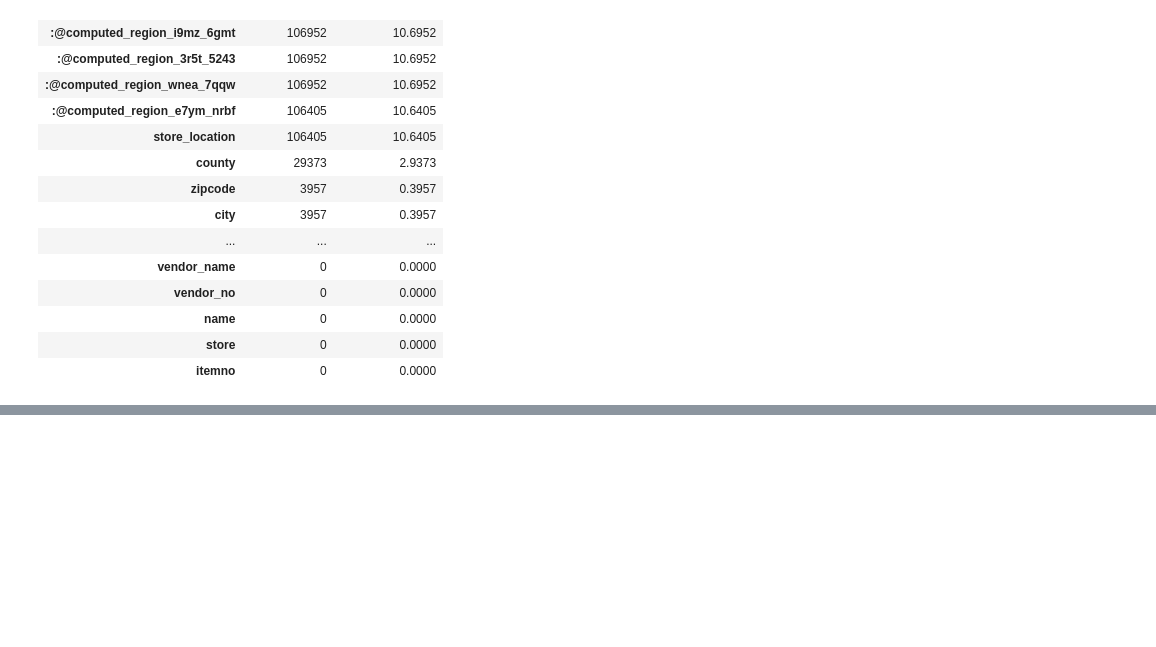
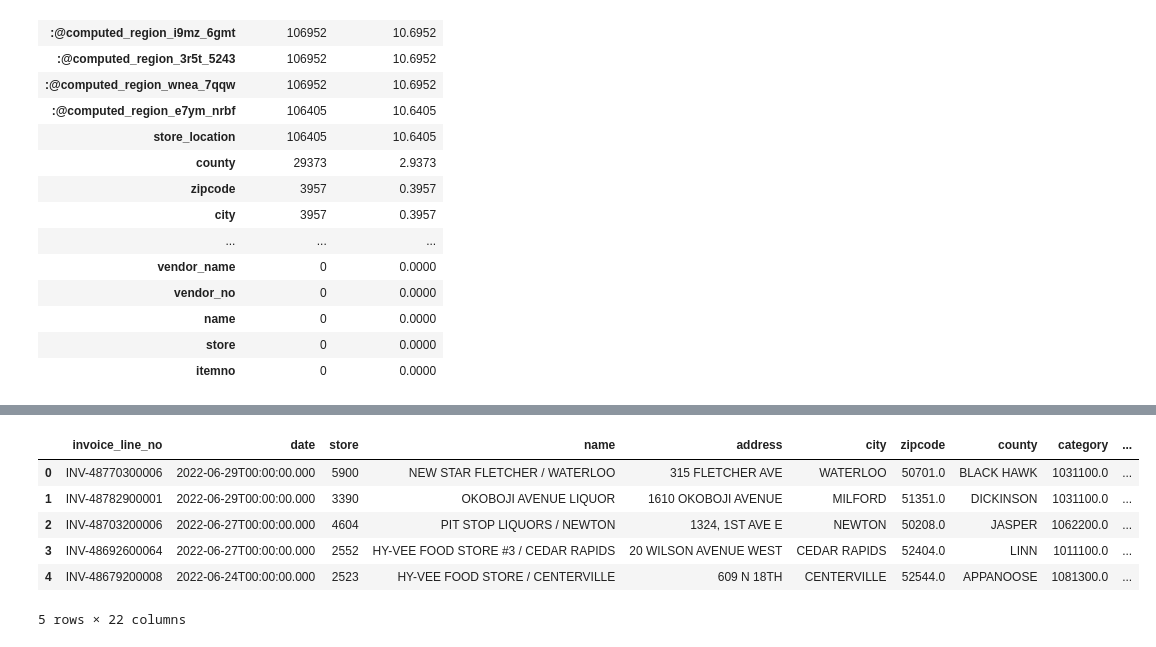
Before and after one commit to s22266/smart-liquor-sales-predictor, a Jupyter notebook: asi/notebooks/dataPreProcessing.ipynb, the cells around one changed output, grey strips where cells are left out. Cells and saved outputs as stored; diff of their text form; code cells hidden in the pictures; blank space fills up the shorter version.

```diff
--- a/asi/notebooks/dataPreProcessing.ipynb
+++ b/asi/notebooks/dataPreProcessing.ipynb
@@ -92,0 +184,9 @@ dfWithoutCounty = df.drop('county_number', axis=1)
+# %%
+# Step 1: Creating a mapping between 'store' and the most common 'store_location' for that store
+store_to_location = data_cleaned.dropna(subset=['store_location']).groupby('store')['store_location'].agg(lambda x: x.value_counts().index[0]).to_dict()
+
+# Step 2: Using this mapping to fill missing 'store_location' values
+data_cleaned['store_location'] = data_cleaned.apply(lambda row: store_to_location.get(row['store'], row['store_location']) if pd.isnull(row['store_location']) else row['store_location'], axis=1)
+
+# Step 3: Checking how many missing values are left in 'store_location'
+data_cleaned['store_location'].isnull().sum()
@@ -92,0 +223,3 @@ dfWithoutCounty = df.drop('county_number', axis=1)
+# %%
+#Temp dropping store_location column - to modify in the future ?
+data_cleaned.drop(columns=['store_location'], inplace=True)
@@ -92,0 +231,2 @@ dfWithoutCounty = df.drop('county_number', axis=1)
+# %%
+data_cleaned.drop(columns=[':@computed_region_3r5t_5243', ':@computed_region_wnea_7qqw', ':@computed_region_i9mz_6gmt', ':@computed_region_uhgg_e8y2', ':@computed_region_e7ym_nrbf'], inplace=True)
@@ -92,0 +238,12 @@ dfWithoutCounty = df.drop('county_number', axis=1)
+# %%
+finalDf = pd.DataFrame(data_cleaned)
+# %%
+finalDf.head()
+# %% [output]
+|  | invoice_line_no | date | store | name | address | city | zipcode | county | category | ... |
+| 0 | INV-48770300006 | 2022-06-29T00:00:00.000 | 5900 | NEW STAR FLETCHER / WATERLOO | 315 FLETCHER AVE | WATERLOO | 50701.0 | BLACK HAWK | 1031100.0 | ... |
+| 1 | INV-48782900001 | 2022-06-29T00:00:00.000 | 3390 | OKOBOJI AVENUE LIQUOR | 1610 OKOBOJI AVENUE | MILFORD | 51351.0 | DICKINSON | 1031100.0 | ... |
+| 2 | INV-48703200006 | 2022-06-27T00:00:00.000 | 4604 | PIT STOP LIQUORS / NEWTON | 1324, 1ST AVE E | NEWTON | 50208.0 | JASPER | 1062200.0 | ... |
+| 3 | INV-48692600064 | 2022-06-27T00:00:00.000 | 2552 | HY-VEE FOOD STORE #3 / CEDAR RAPIDS | 20 WILSON AVENUE WEST | CEDAR RAPIDS | 52404.0 | LINN | 1011100.0 | ... |
+| 4 | INV-48679200008 | 2022-06-24T00:00:00.000 | 2523 | HY-VEE FOOD STORE / CENTERVILLE | 609 N 18TH | CENTERVILLE | 52544.0 | APPANOOSE | 1081300.0 | ... |
+5 rows × 22 columns
```
Also changed, not shown: parts of 17 cells of this notebook.
